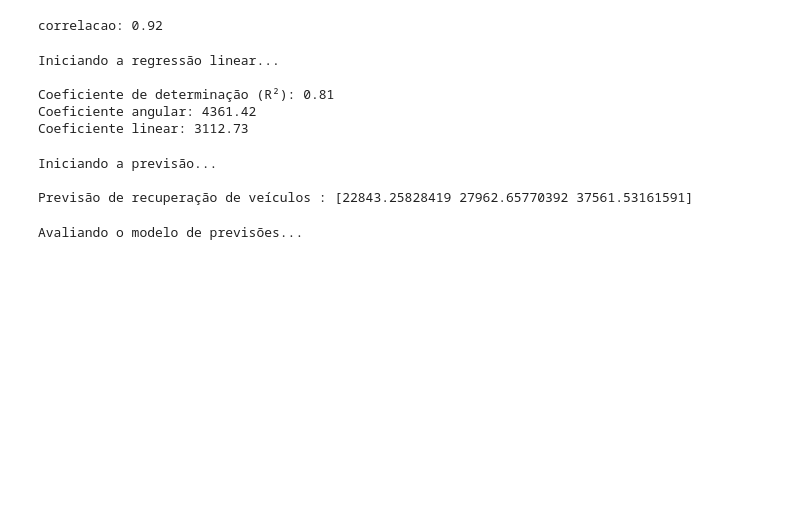
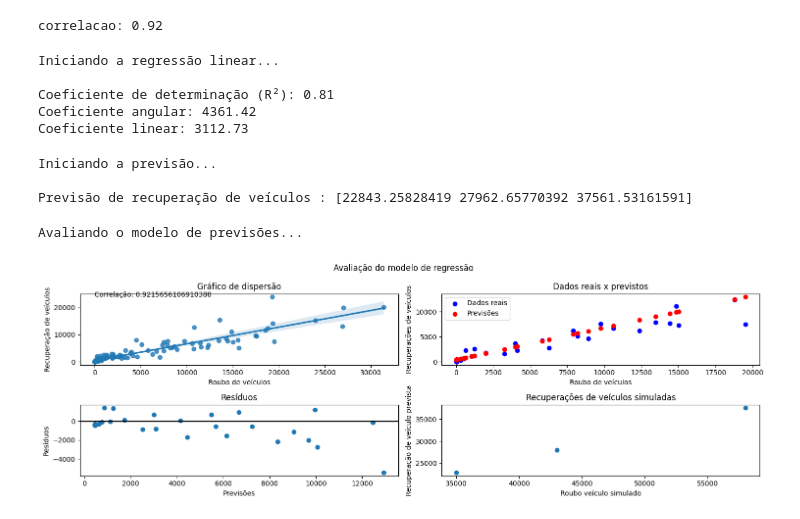
Before and after one commit to VisPatrick/Aula_017, a Jupyter notebook: aula28/CONCEITOSO.ipynb, the cells around one changed output. Cells and saved outputs as stored; diff of their text form; code cells hidden in the pictures; blank space fills up the shorter version.

```diff
--- a/aula28/CONCEITOSO.ipynb
+++ b/aula28/CONCEITOSO.ipynb
@@ -131,9 +132,6 @@ Previsão de recuperação de veículos : [22843.25828419 27962.65770392 37561.5
 # AVALIANDO O MODELO
 
 # P/ Rodar a Tkinter p/ plotar o painel como no Jupyter
-import matplotlib
-matplotlib.use('TkAgg')
-import seaborn as sns
 
 try:
     print('Avaliando o modelo de previsões...')
@@ -191,30 +189,31 @@ try:
     residuos = y_test - y_pred
 
     # plotar em gráfico de dispersão
     plt.scatter(y_pred, residuos)
 
     # adicioanar uma linha constante no 0
     plt.axhline(y=0, color='black', linewidth=2)
 
     plt.title('Resíduos')
     plt.xlabel('Previsões')
     plt.ylabel('Resíduos')
 
 
     #### POSIÇÃO 4: Dispersão dos valores simulados
     plt.subplot(2, 2, 4)
 
     plt.scatter(array_roubo_veiculo_pred, recup_pred)
 
     plt.title('Recuperações de veículos simuladas')
     plt.xlabel('Roubo veículo simulado')
     plt.ylabel('Recuperação de veículo prevista')
 
     plt.tight_layout()
     plt.show()
 
 except ImportError as e:
     print("Erro ao avaliar o modelo: ", e)
     exit()
 # %% [output]
 Avaliando o modelo de previsões...
+[figure, added]
```
Also changed, not shown: parts of 1 cell of this notebook.
